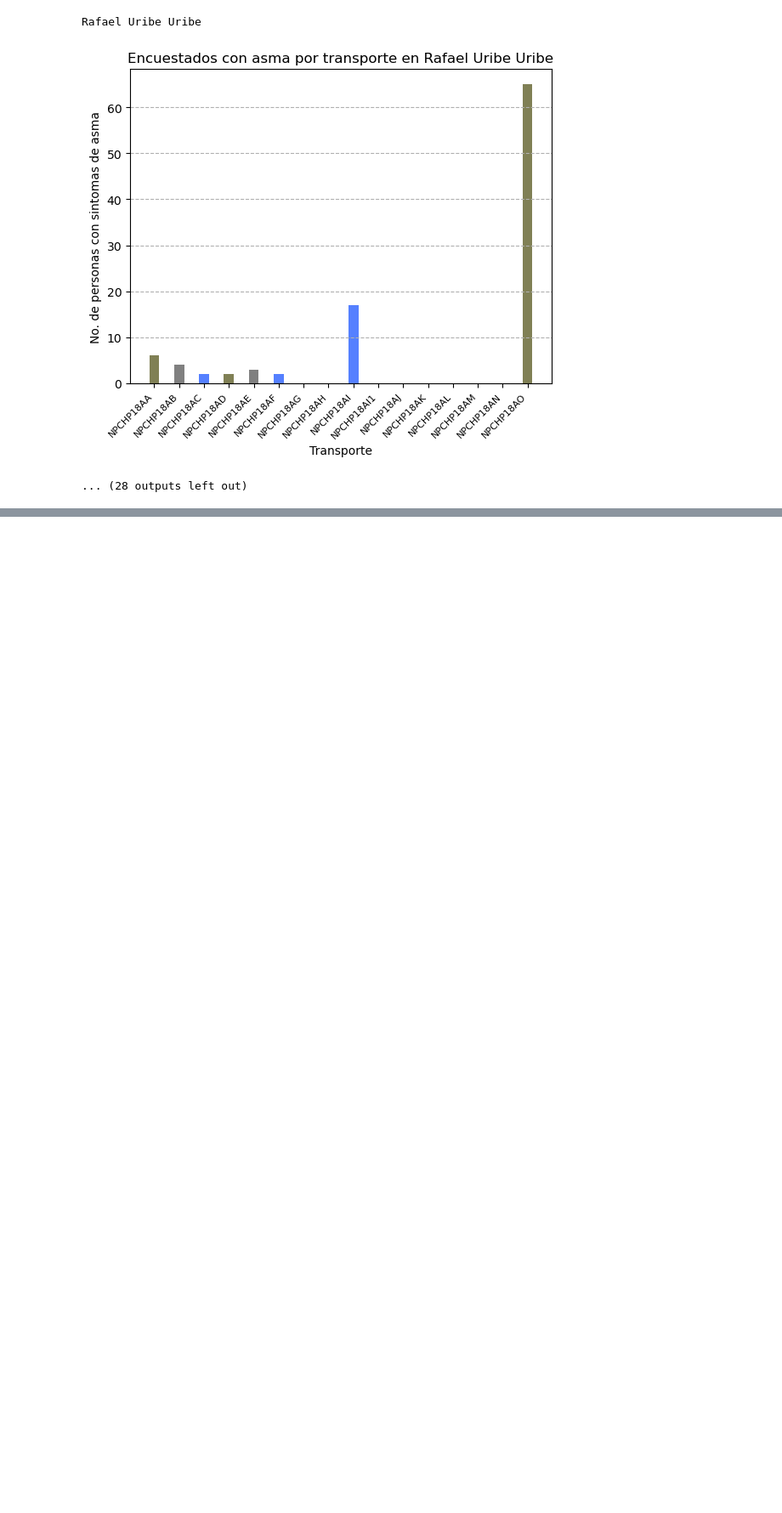
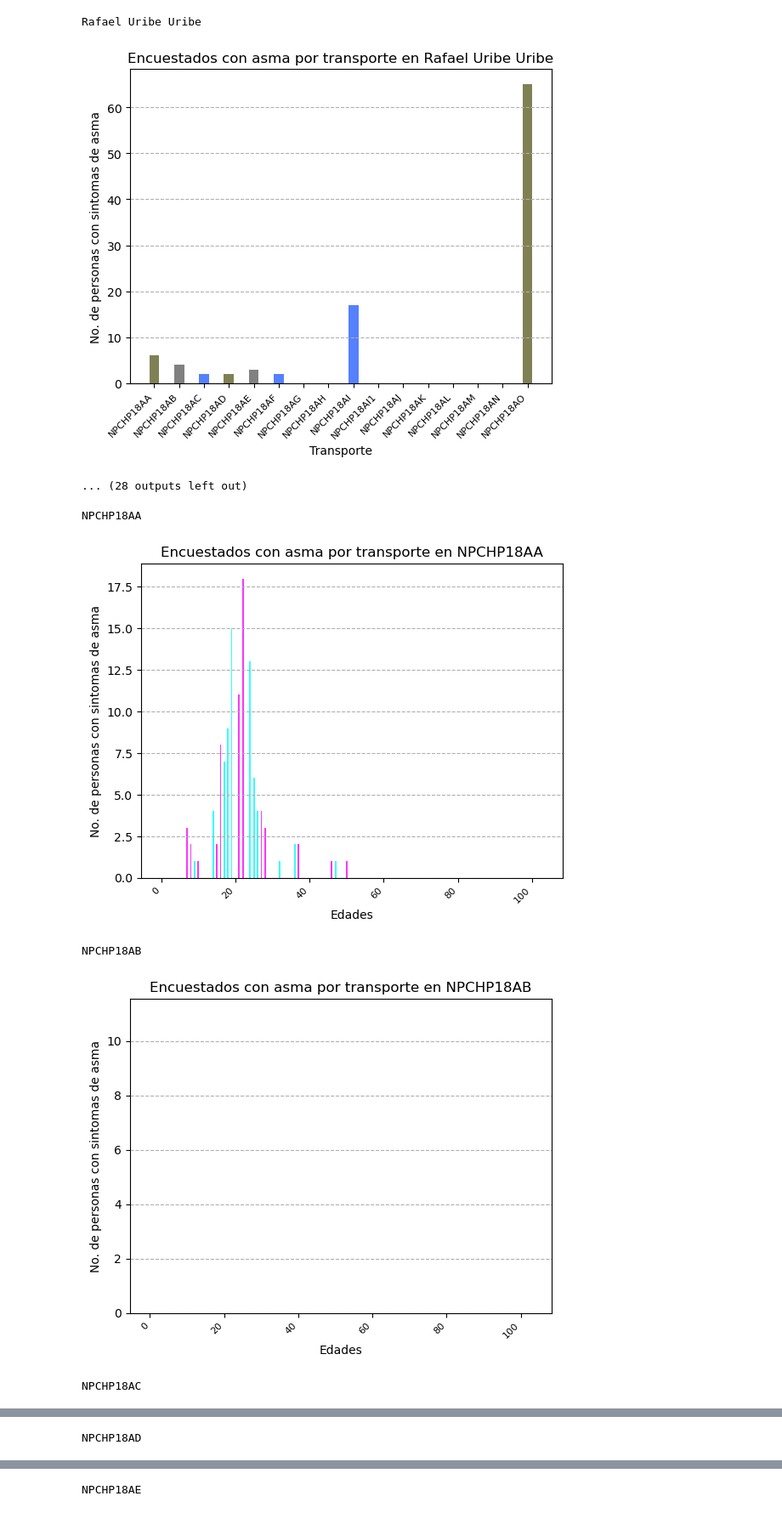
Before and after one commit to Paolaaaaaa/Proyecto-2-BI-Asma-Datos-2, a Jupyter notebook: Analisis_de_datos_ASMA.ipynb, the cells around one changed output, grey strips where cells are left out. Shown at 85% size. Saved outputs shown, nothing was run; the diff lists cells and outputs as text; code cells hidden in the pictures; blank space fills up the shorter version.

```diff
--- a/Analisis_de_datos_ASMA.ipynb
+++ b/Analisis_de_datos_ASMA.ipynb
@@ -1002,3 +1042,49 @@ Suba
 Rafael Uribe Uribe
 [figure]
 ... (28 outputs left out)
+# %%
+def corr_asma_transport_eadd(df):
+    cols= [    "NPCHP18AA",
+    "NPCHP18AB",
+    "NPCHP18AC",
+    "NPCHP18AD",
+    "NPCHP18AE",
+    "NPCHP18AF",
+    "NPCHP18AG",
+    "NPCHP18AH",
+    "NPCHP18AI",
+    "NPCHP18AI1",
+    "NPCHP18AJ",
+    "NPCHP18AK",
+    "NPCHP18AL",
+    "NPCHP18AM",
+    "NPCHP18AN","NPCHP18AO"]
+    for transporte in cols:
+        nam = 0
+        vals = {}
+        df_temporal = df[df[transporte]==1]
+        edades=df['NPCEP4'].unique()
+
+        for edad in edades:
+            vals[edad]=len(df_temporal[df_temporal['NPCEP4']==edad] )
+            nam += vals[edad]
+        colors = [((1/((nam%5)+1)),(1/((nam%4)+1)),(1/((nam%3)+1))),((1/((nam%2)+1)),(1/((nam%5)+1)),(1/((nam%4)+1))),((1/((nam%3)+1)),(1/((nam%2)+1)),(1/((nam%1)+1))) ]
+
+        edades = list(vals.keys())
+        values = list(vals.values())
+        plt.bar(edades, values, color =colors, width = 0.4)
+        plt.xlabel("Edades")
+        plt.ylabel("No. de personas con sintomas de asma")
+        plt.xticks(rotation=45, ha='right', fontsize=8)
+        plt.grid(axis='y', linestyle='--')
+        print (transporte)
+        plt.title("Encuestados con asma por transporte en "+str(transporte))
+        plt.show()
+# %%
+corr_asma_transport_eadd(df_asma_bogota_2021)
+# %% [output]
+NPCHP18AA
+[figure, added]
+NPCHP18AB
+[figure, added]
+NPCHP18AC
@@ -1004,0 +1092 @@ Rafael Uribe Uribe
+NPCHP18AD
@@ -1004,0 +1094 @@ Rafael Uribe Uribe
+NPCHP18AE
```
Also changed, not shown: parts of 11 cells of this notebook, 1 other file.
